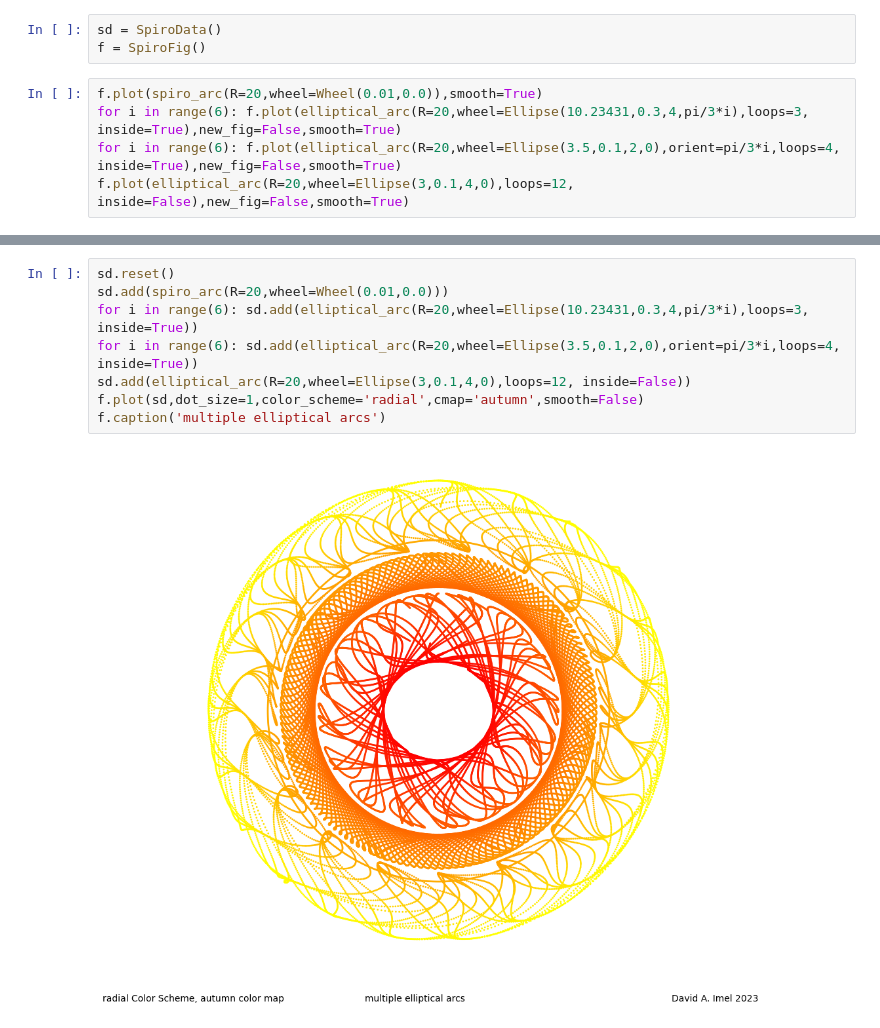
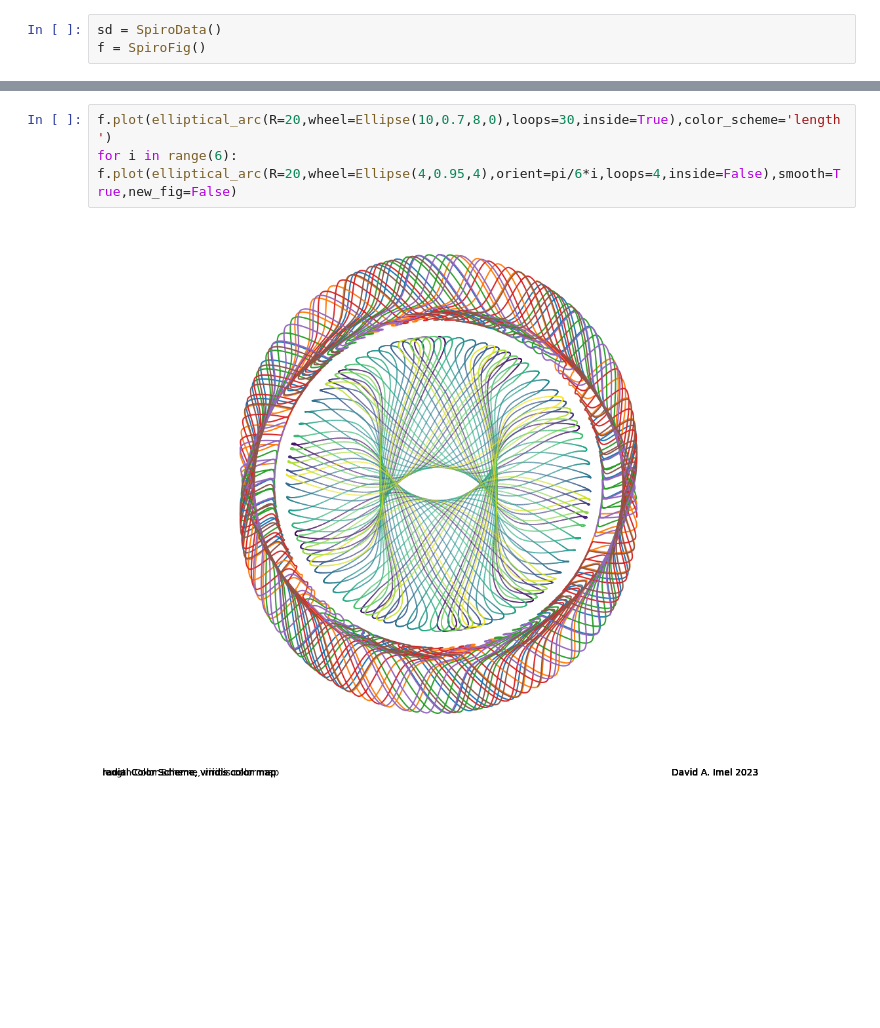
Before and after one commit to donalgrant/spiro, a Jupyter notebook: ellipticals.ipynb, the cells around one changed output, grey strips where cells are left out. Drawn from its saved outputs; the diff is of its cells as text; blank space fills up the shorter version.

```diff
--- a/ellipticals.ipynb
+++ b/ellipticals.ipynb
@@ -6,8 +6,3 @@ from ellipse import *
 # %%
 sd = SpiroData()
 f = SpiroFig()
-# %%
-f.plot(spiro_arc(R=20,wheel=Wheel(0.01,0.0)),smooth=True)
-for i in range(6): f.plot(elliptical_arc(R=20,wheel=Ellipse(10.23431,0.3,4,pi/3*i),loops=3, inside=True),new_fig=False,smooth=True)
-for i in range(6): f.plot(elliptical_arc(R=20,wheel=Ellipse(3.5,0.1,2,0),orient=pi/3*i,loops=4, inside=True),new_fig=False,smooth=True)
-f.plot(elliptical_arc(R=20,wheel=Ellipse(3,0.1,4,0),loops=12, inside=False),new_fig=False,smooth=True)
@@ -16,10 +9,5 @@ f.plot(elliptical_arc(R=20,wheel=Ellipse(3,0.1,4,0),loops=12, inside=False),new_
-# %%
-sd.reset()
-sd.add(spiro_arc(R=20,wheel=Wheel(0.01,0.0)))
-for i in range(6): sd.add(elliptical_arc(R=20,wheel=Ellipse(10.23431,0.3,4,pi/3*i),loops=3, inside=True))
-for i in range(6): sd.add(elliptical_arc(R=20,wheel=Ellipse(3.5,0.1,2,0),orient=pi/3*i,loops=4, inside=True))
-sd.add(elliptical_arc(R=20,wheel=Ellipse(3,0.1,4,0),loops=12, inside=False))
-f.plot(sd,dot_size=1,color_scheme='radial',cmap='autumn',smooth=False)
-f.caption('multiple elliptical arcs')
-# %% [output]
-[figure, removed]
+# %%
+f.plot(elliptical_arc(R=20,wheel=Ellipse(10,0.7,8,0),loops=30,inside=True),color_scheme='length')
+for i in range(6):  f.plot(elliptical_arc(R=20,wheel=Ellipse(4,0.95,4),orient=pi/6*i,loops=4,inside=False),smooth=True,new_fig=False)
+# %% [output]
+[figure, added]
```
Also changed, not shown: parts of 11 cells of this notebook, 2 other files.
